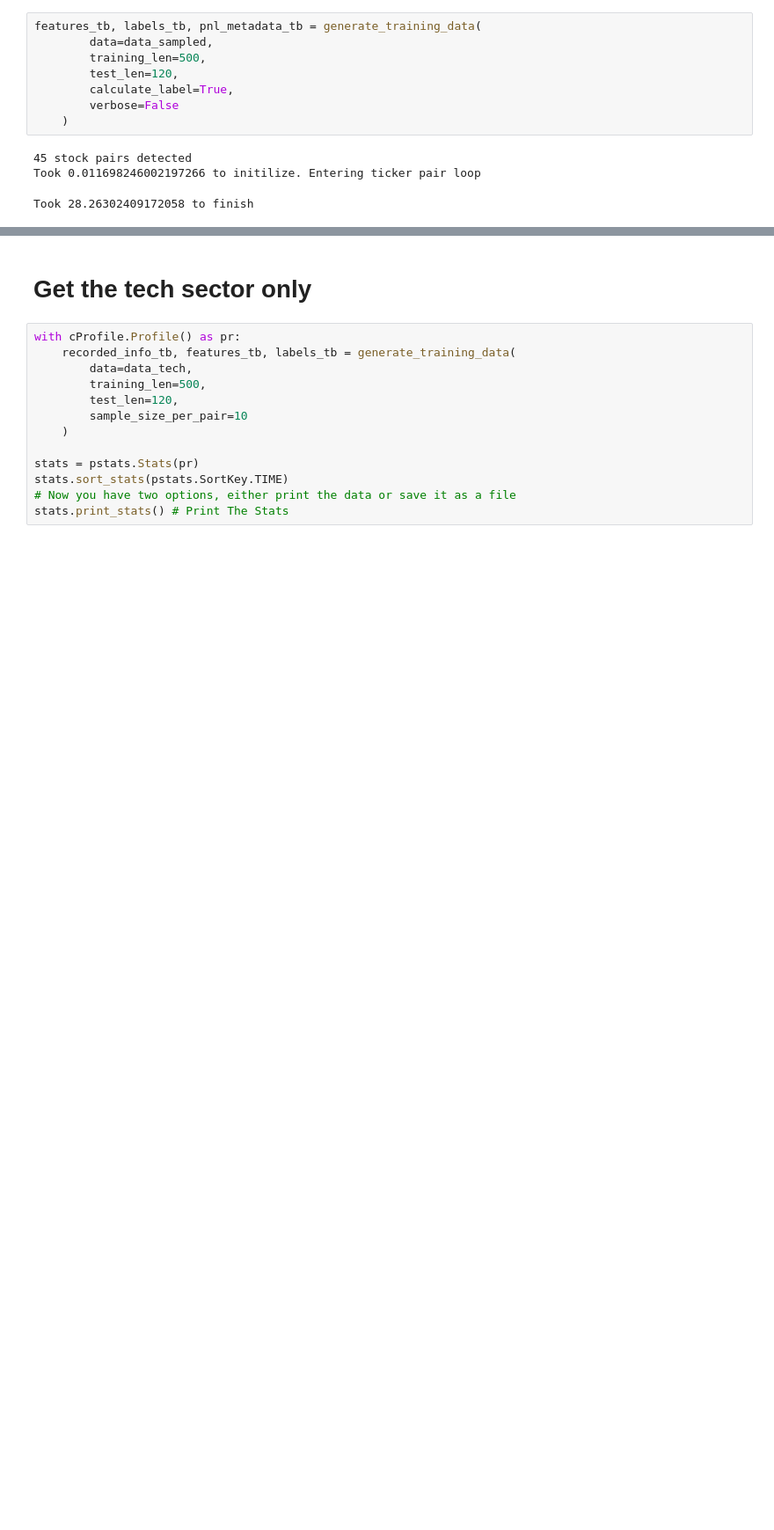
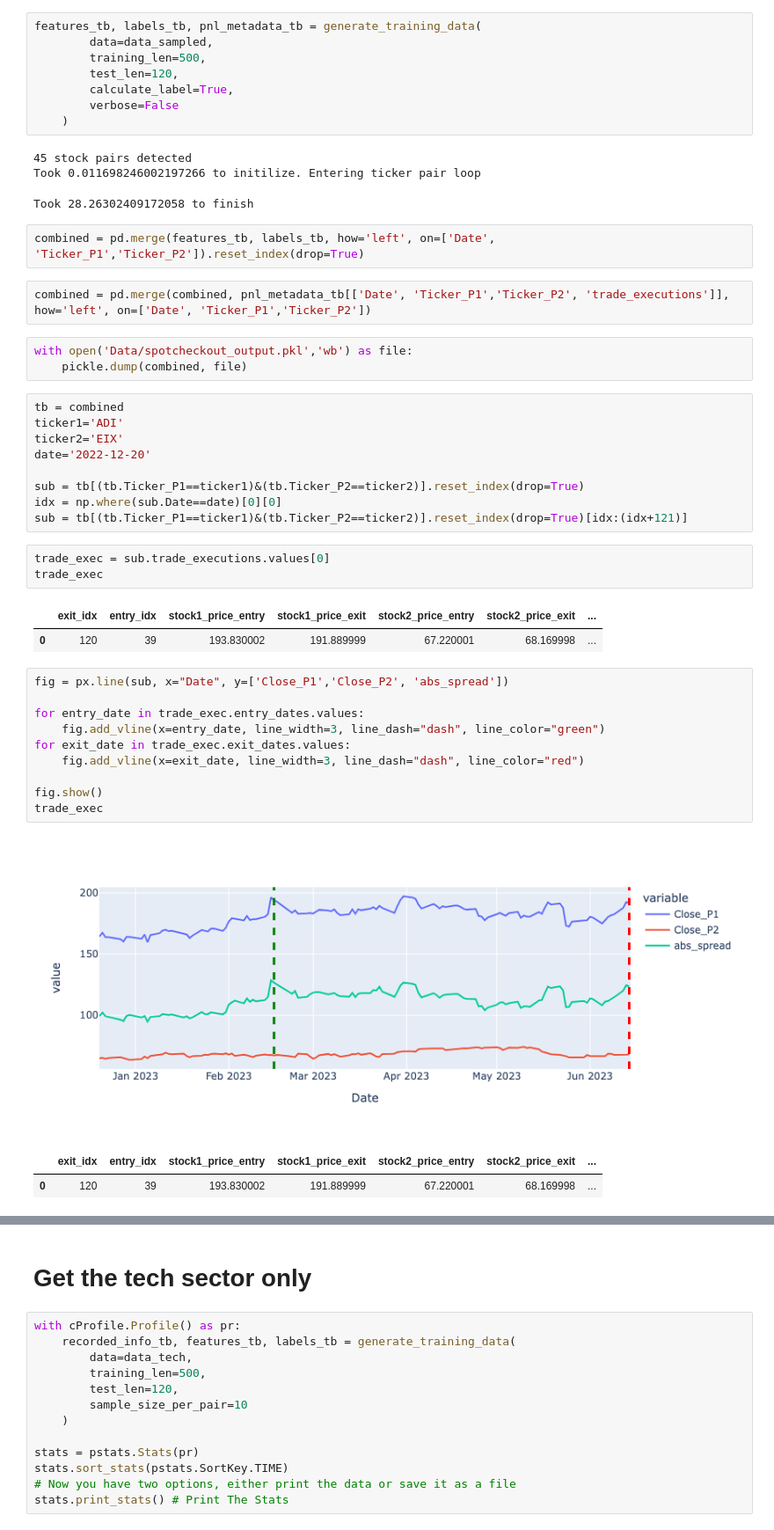
Before and after one commit to nishikaa/pair_trading, a Jupyter notebook: pair-trading-foundations/notebooks/Training Data Generation.ipynb, the cells around one changed output, grey strips where cells are left out. Shown at 88% size. Drawn from its saved outputs; the diff is of its cells as text; blank space fills up the shorter version.

Commit message:
added notebook and functions to spotcheck outputs

```diff
--- a/pair-trading-foundations/notebooks/Training Data Generation.ipynb
+++ b/pair-trading-foundations/notebooks/Training Data Generation.ipynb
@@ -53,3 +43,39 @@ features_tb, labels_tb, pnl_metadata_tb = generate_training_data(
 45 stock pairs detected
 Took 0.011698246002197266 to initilize. Entering ticker pair loop
 Took 28.26302409172058 to finish
+# %%
+combined = pd.merge(features_tb, labels_tb, how='left', on=['Date', 'Ticker_P1','Ticker_P2']).reset_index(drop=True)
+# %%
+combined = pd.merge(combined, pnl_metadata_tb[['Date', 'Ticker_P1','Ticker_P2', 'trade_executions']], how='left', on=['Date', 'Ticker_P1','Ticker_P2'])
+# %%
+with open('Data/spotcheckout_output.pkl','wb') as file:
+    pickle.dump(combined, file)
+# %%
+tb = combined
+ticker1='ADI'
+ticker2='EIX'
+date='2022-12-20'
+
+sub = tb[(tb.Ticker_P1==ticker1)&(tb.Ticker_P2==ticker2)].reset_index(drop=True)
+idx = np.where(sub.Date==date)[0][0]
+sub = tb[(tb.Ticker_P1==ticker1)&(tb.Ticker_P2==ticker2)].reset_index(drop=True)[idx:(idx+121)]
+# %%
+trade_exec = sub.trade_executions.values[0]
+trade_exec
+# %% [output]
+|  | exit_idx | entry_idx | stock1_price_entry | stock1_price_exit | stock2_price_entry | stock2_price_exit | ... |
+| 0 | 120 | 39 | 193.830002 | 191.889999 | 67.220001 | 68.169998 | ... |
+# %%
+fig = px.line(sub, x="Date", y=['Close_P1','Close_P2', 'abs_spread'])
+
+for entry_date in trade_exec.entry_dates.values:
+    fig.add_vline(x=entry_date, line_width=3, line_dash="dash", line_color="green")
+for exit_date in trade_exec.exit_dates.values:
+    fig.add_vline(x=exit_date, line_width=3, line_dash="dash", line_color="red")
+
+fig.show()
+trade_exec
+# %% [output]
+[figure, added]
+|  | exit_idx | entry_idx | stock1_price_entry | stock1_price_exit | stock2_price_entry | stock2_price_exit | ... |
+| 0 | 120 | 39 | 193.830002 | 191.889999 | 67.220001 | 68.169998 | ... |
```
Also changed, not shown: parts of 13 cells of this notebook, 3 other files.
